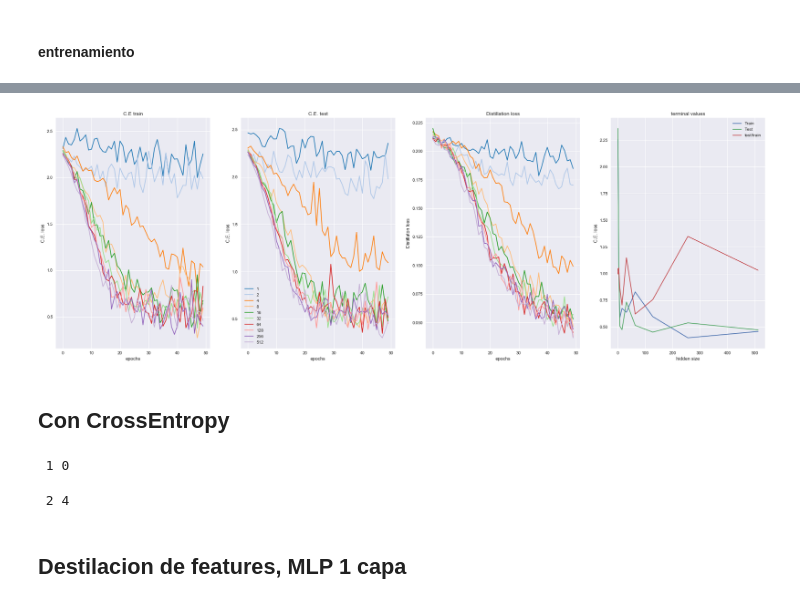
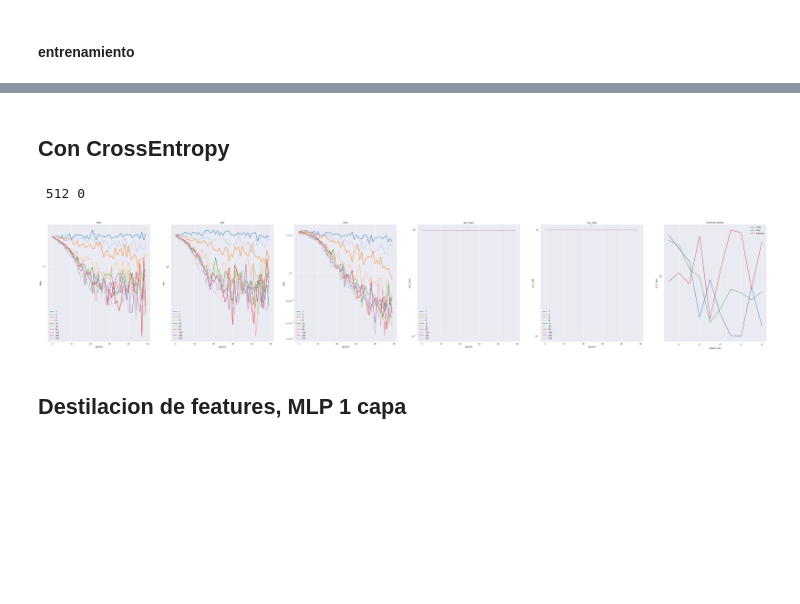
Before and after one commit to jpcosec/Memoria, a Jupyter notebook: Mnist_net.ipynb, the cells around one changed output, grey strips where cells are left out. Cells and saved outputs as stored; diff of their text form; code cells hidden in the pictures; blank space fills up the shorter version.

```diff
--- a/Mnist_net.ipynb
+++ b/Mnist_net.ipynb
@@ -338,15 +379,3 @@ with open("expDist%f.csv"%temp, "w") as text_file:
-# %%
-
-plot_exp(ex)
-# %% [output]
-[figure, removed]
-# %%
-import pandas as pd
-
-p=pd.DataFrame.from_dict(ex)
-
-with open("expDist%f.csv"%temp, "w") as text_file:
-    text_file.write(p.to_csv(index=False))
 # %% [markdown]
 ## Con CrossEntropy
 # %%
@@ -413,8 +442,8 @@ def dist_model(T_model, S_model, epochs, criterion, eval_criterion, optimizer):
         history["loss"].append(loss.item())
         history["test"].append(test_stats.item())
         history["train"].append(train_stats.item())
-        history["acc_test"].append(test(net, train_loader))
-        history["acc_train"].append(test(net, test_loader))
+        history["acc_test"].append(test( S_model, train_loader))
+        history["acc_train"].append(test( S_model, test_loader))
         #print('Epoch {}: train loss: {}, test loss: {}'.format(epoch, loss.item(), test_stats.item()) )
 
   return history
@@ -457,21 +486,21 @@ def distillation_experiment(neuronas, epochs, temp, teacher, experiments=5):
 # %%
 neuronas=[int(i) for i in np.exp2(np.arange(0,10))]
 
 epochs=50
 temp=3.5
 
 teacher=net
 for param in teacher.parameters():
     param.requires_grad = False
 
 
-ex=distillation_experiment(neuronas, epochs, temp, teacher)
+ex=distillation_experiment(neuronas, epochs, temp, teacher,experiments=1)
 p=pd.DataFrame.from_dict(ex)
 
 with open("expDist%f.csv"%temp, "w") as text_file:
-    text_file.write(p.to_csv(index=False))
+    text_file.write(p.to_csv(index=True))
 # %% [output]
- 1 0
+ 512 0
- 2 4
+[figure, added]
 # %% [markdown]
 ## Destilacion de features, MLP 1 capa
```
Also changed, not shown: parts of 3 cells of this notebook, 2 other files.
